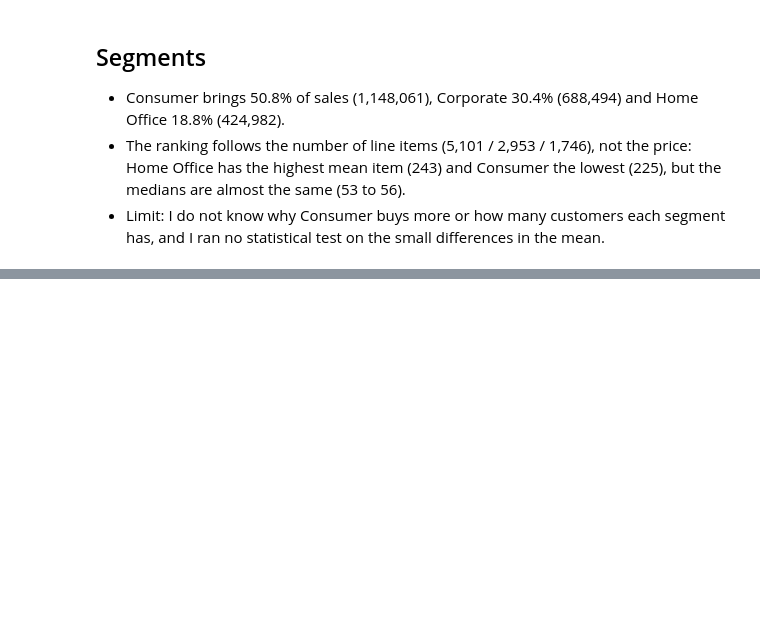
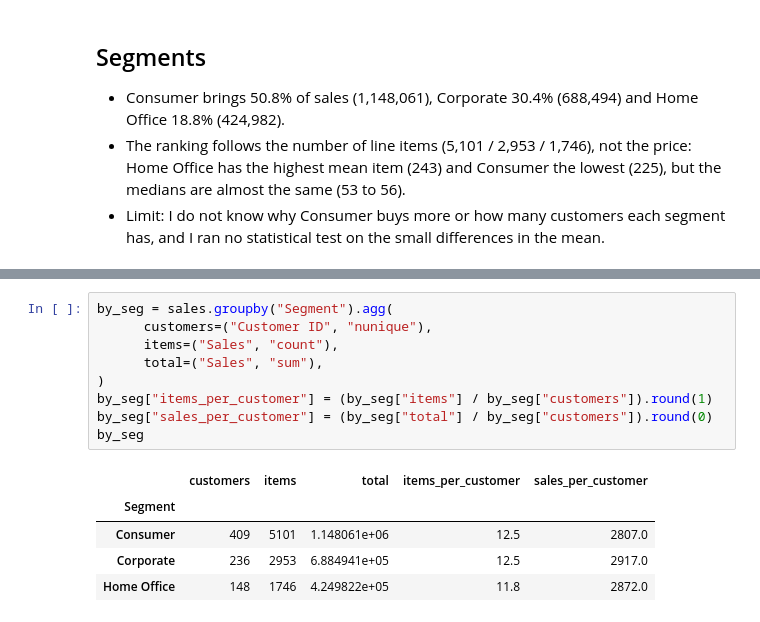
Before and after one commit to Bilal-data/superstore-sales-analysis, a Jupyter notebook: superstore_sales_analysis.ipynb, the cells around one changed output, grey strips where cells are left out. Cells and saved outputs as stored; diff of their text form; blank space fills up the shorter version.

Commit message:
Add customers per segment

```diff
--- a/superstore_sales_analysis.ipynb
+++ b/superstore_sales_analysis.ipynb
@@ -272,0 +282,15 @@ sales.groupby("Segment")["Sales"].agg(["count", "sum", "mean", "median"]).round(
+# %%
+by_seg = sales.groupby("Segment").agg(
+      customers=("Customer ID", "nunique"),
+      items=("Sales", "count"),
+      total=("Sales", "sum"),
+)
+by_seg["items_per_customer"] = (by_seg["items"] / by_seg["customers"]).round(1)
+by_seg["sales_per_customer"] = (by_seg["total"] / by_seg["customers"]).round(0)
+by_seg
+# %% [output]
+|  | customers | items | total | items_per_customer | sales_per_customer |
+| Segment |  |  |  |  |  |
+| Consumer | 409 | 5101 | 1.148061e+06 | 12.5 | 2807.0 |
+| Corporate | 236 | 2953 | 6.884941e+05 | 12.5 | 2917.0 |
+| Home Office | 148 | 1746 | 4.249822e+05 | 11.8 | 2872.0 |
```
Also changed, not shown: parts of 2 cells of this notebook.
